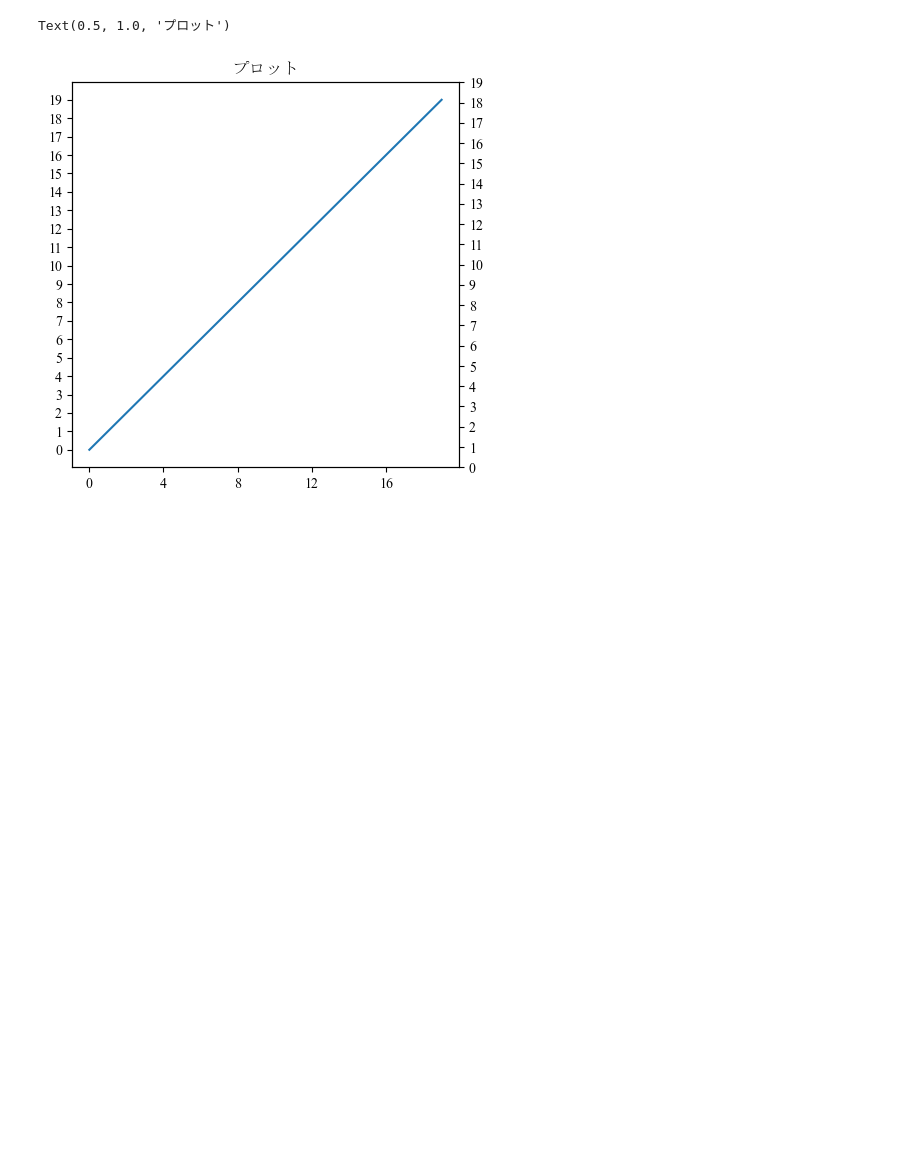
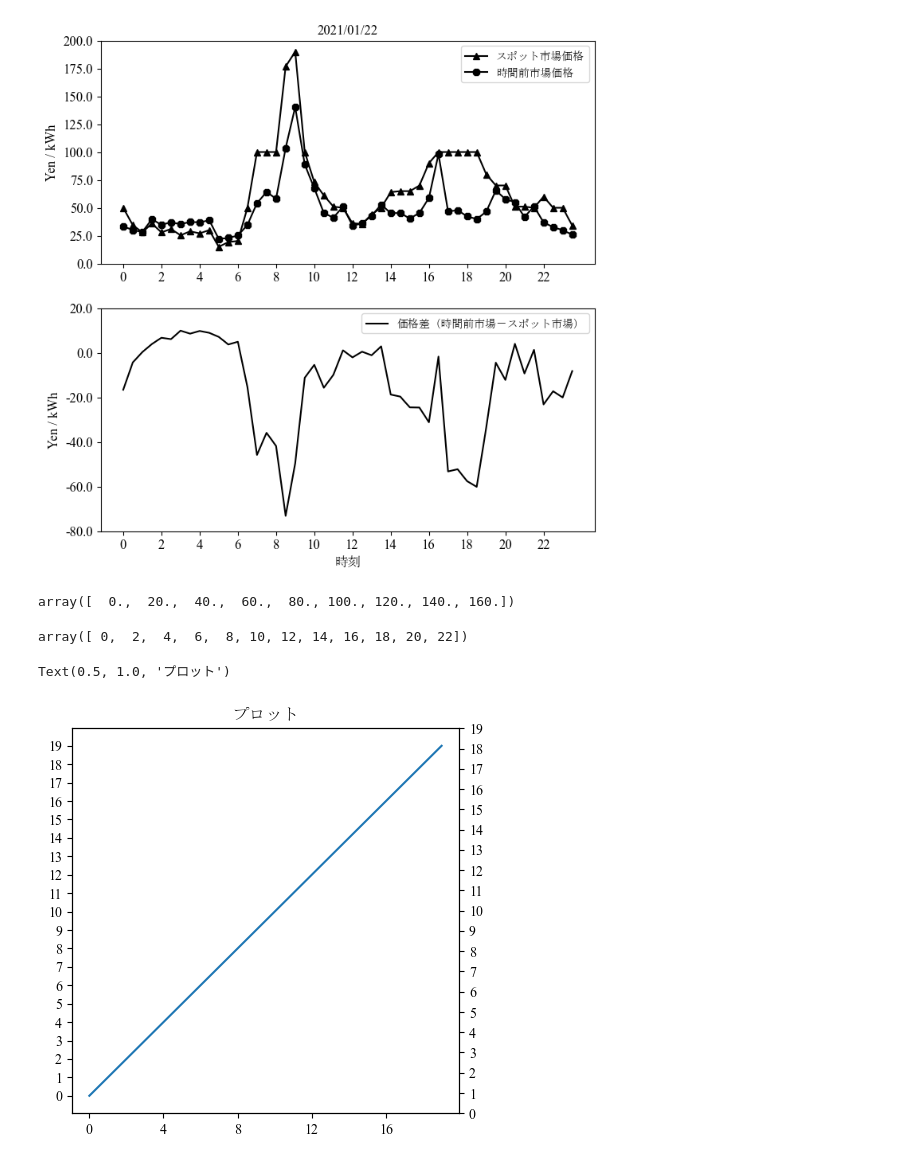
Before and after one commit to kurisk17/programwindows, a Jupyter notebook: 描画Windows/価格差確認.ipynb, the cells around one changed output. Drawn from its saved outputs; the diff is of its cells as text; code cells hidden in the pictures; blank space fills up the shorter version.

```diff
--- a/描画Windows/価格差確認.ipynb
+++ b/描画Windows/価格差確認.ipynb
@@ -20,0 +70,8 @@ y_ = list(range(20))
+# %%
+Plot_kakakusaday(df_down,'down_gap','2021/01/22')
+# %% [output]
+[figure, added]
+# %%
+ax1.get_yticks()
+# %% [output]
+array([  0.,  20.,  40.,  60.,  80., 100., 120., 140., 160.])
@@ -21,3 +82,7 @@ y_ = list(range(20))
+# %%
+x_tick
+# %% [output]
+array([ 0,  2,  4,  6,  8, 10, 12, 14, 16, 18, 20, 22])
 # %%
 fig = plt.figure(figsize=(5,5))
 ax1 = fig.subplots()
```
Also changed, not shown: parts of 6 cells of this notebook, 2 other files.
